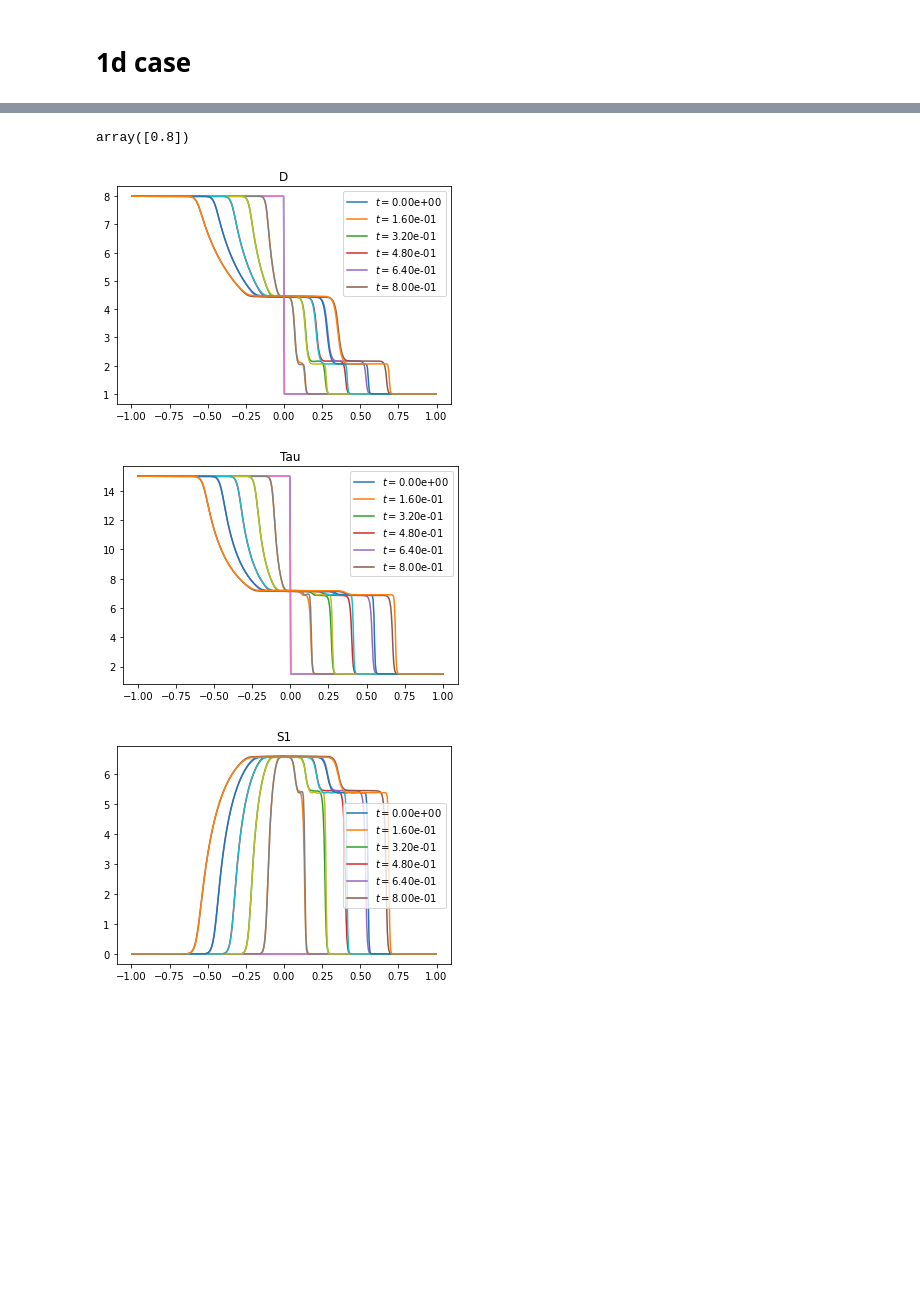
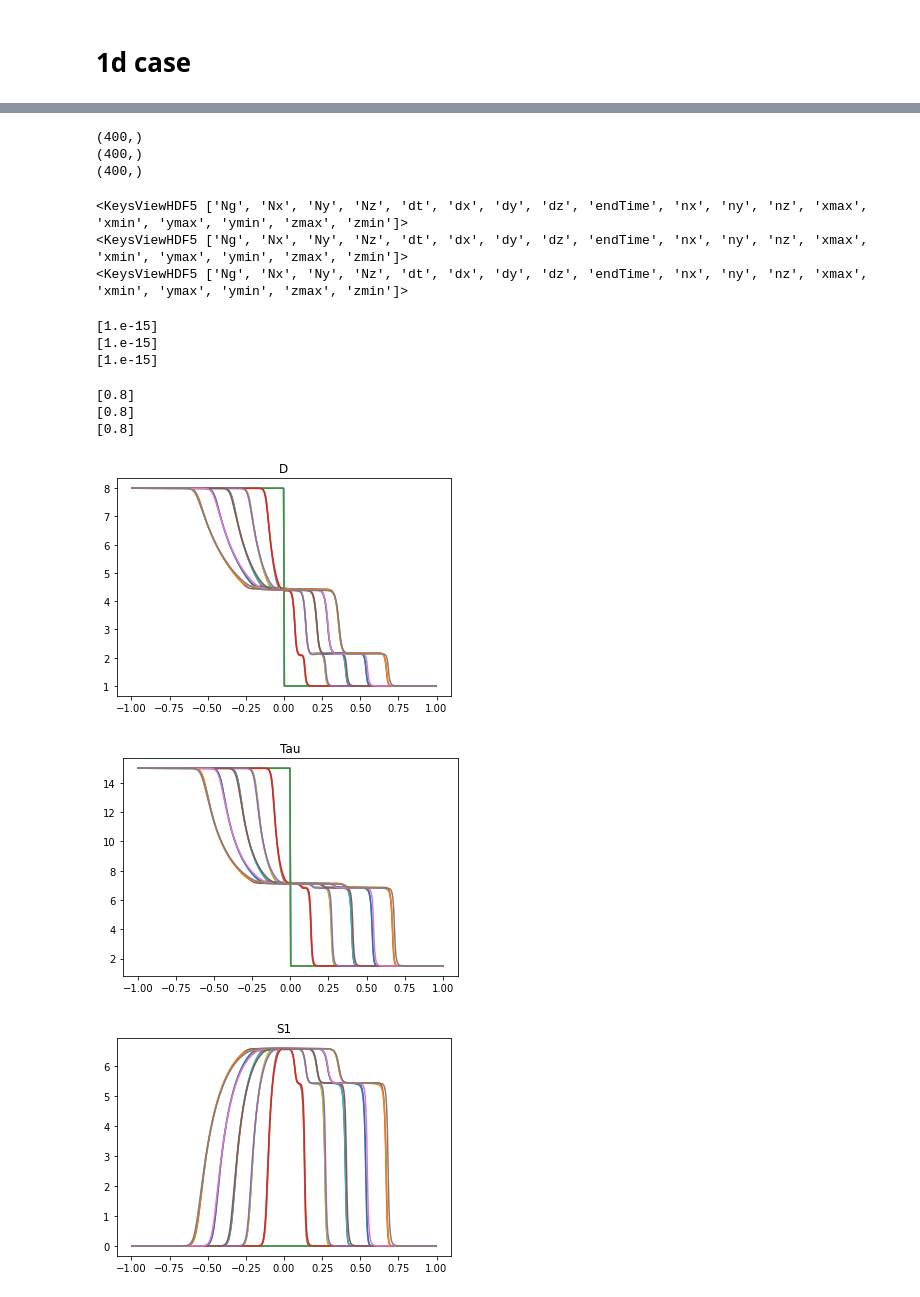
Before and after one commit to MarcusHatton/Plotting, a Jupyter notebook: IS_ISCE_Compare_StillShockID.ipynb, the cells around one changed output, grey strips where cells are left out. Drawn from its saved outputs; the diff is of its cells as text; code cells hidden in the pictures; blank space fills up the shorter version.

```diff
--- a/IS_ISCE_Compare_StillShockID.ipynb
+++ b/IS_ISCE_Compare_StillShockID.ipynb
@@ -51,34 +25,58 @@ print(fs_ISCE[0]['Optional'].attrs['kappa'])
+# %%
+for fs in fss:
+    print(fs[0]['Primitive/pi11'].shape)
+# %% [output]
+(400,)
+(400,)
+(400,)
+# %%
+for fs in fss:
+    print(fs[0]['Domain'].attrs.keys())
+# %% [output]
+<KeysViewHDF5 ['Ng', 'Nx', 'Ny', 'Nz', 'dt', 'dx', 'dy', 'dz', 'endTime', 'nx', 'ny', 'nz', 'xmax', 'xmin', 'ymax', 'ymin', 'zmax', 'zmin']>
+<KeysViewHDF5 ['Ng', 'Nx', 'Ny', 'Nz', 'dt', 'dx', 'dy', 'dz', 'endTime', 'nx', 'ny', 'nz', 'xmax', 'xmin', 'ymax', 'ymin', 'zmax', 'zmin']>
+<KeysViewHDF5 ['Ng', 'Nx', 'Ny', 'Nz', 'dt', 'dx', 'dy', 'dz', 'endTime', 'nx', 'ny', 'nz', 'xmax', 'xmin', 'ymax', 'ymin', 'zmax', 'zmin']>
+# %%
+for fs in fss:
+    print(fs[0]['Optional'].attrs['kappa'])
+# %% [output]
+[1.e-15]
+[1.e-15]
+[1.e-15]
 # %%
 # eta = fs[0]['Optional'].attrs['eta'][0]
 # tau_pi = fs[0]['Optional'].attrs['tau_pi'][0]
 # print(f"Dissipation strength {eta}, "
 #       f"relaxation time {tau_pi}, "
 #       f"timestep {fs[0]['Domain'].attrs['dt'][0]}")
-# %%
-fs_IS[-1].attrs['t']
-fs_ISCE[-1].attrs['t']
-# %% [output]
-array([0.8])
+# %%
+for fs in fss:
+    print(fs[-1].attrs['t'])
+# %% [output]
+[0.8]
+[0.8]
+[0.8]
 # %%
 #fs_ISCE[-1]['Auxiliary/pi11NS'][:]
 # %%
 #nslice=fs_IS[0]['Domain'].attrs['ny'][0]//2
 for quant in['D','Tau','S1']:
     plt.figure()
-    for f in fs_IS:
-        #plt.plot(f['Domain/x'], f['Conserved/'+quant][:,nslice,nslice],label=rf"$t=${f.attrs['t'][0]:.2e}")
-        plt.plot(f['Domain/x'], f['Conserved/'+quant][:],label=rf"$t=${f.attrs['t'][0]:.2e}")
-    for f in fs_ISCE:
-        #plt.plot(f['Domain/x'], f['Conserved/'+quant][:,nslice,nslice],label=rf"$t=${f.attrs['t'][0]:.2e}")
-        plt.plot(f['Domain/x'], f['Conserved/'+quant][:])#,label=rf"$t=${f.attrs['t'][0]:.2e}")
+    for fs in fss:
+        for f in fs:
+            #plt.plot(f['Domain/x'], f['Conserved/'+quant][:,nslice,nslice],label=rf"$t=${f.attrs['t'][0]:.2e}")
+            plt.plot(f['Domain/x'], f['Conserved/'+quant][:],label=rf"$t=${f.attrs['t'][0]:.2e}")
+#         for f in fs_ISCE:
+#             #plt.plot(f['Domain/x'], f['Conserved/'+quant][:,nslice,nslice],label=rf"$t=${f.attrs['t'][0]:.2e}")
+#             plt.plot(f['Domain/x'], f['Conserved/'+quant][:])#,label=rf"$t=${f.attrs['t'][0]:.2e}")
     plt.title(quant)
-    plt.legend()
+    #plt.legend()
     plt.savefig("ComparePlots/Cons_"+quant+".pdf")
     plt.show()
 # %% [output]
-[figure, old version]
+[figure, new version]
-[figure, old version]
+[figure, new version]
-[figure, old version]
+[figure, new version]
 # %%
 for quant in['D','Tau','S1']:
     plt.figure()
```
Also changed, not shown: parts of 12 cells of this notebook, 2 other files.
